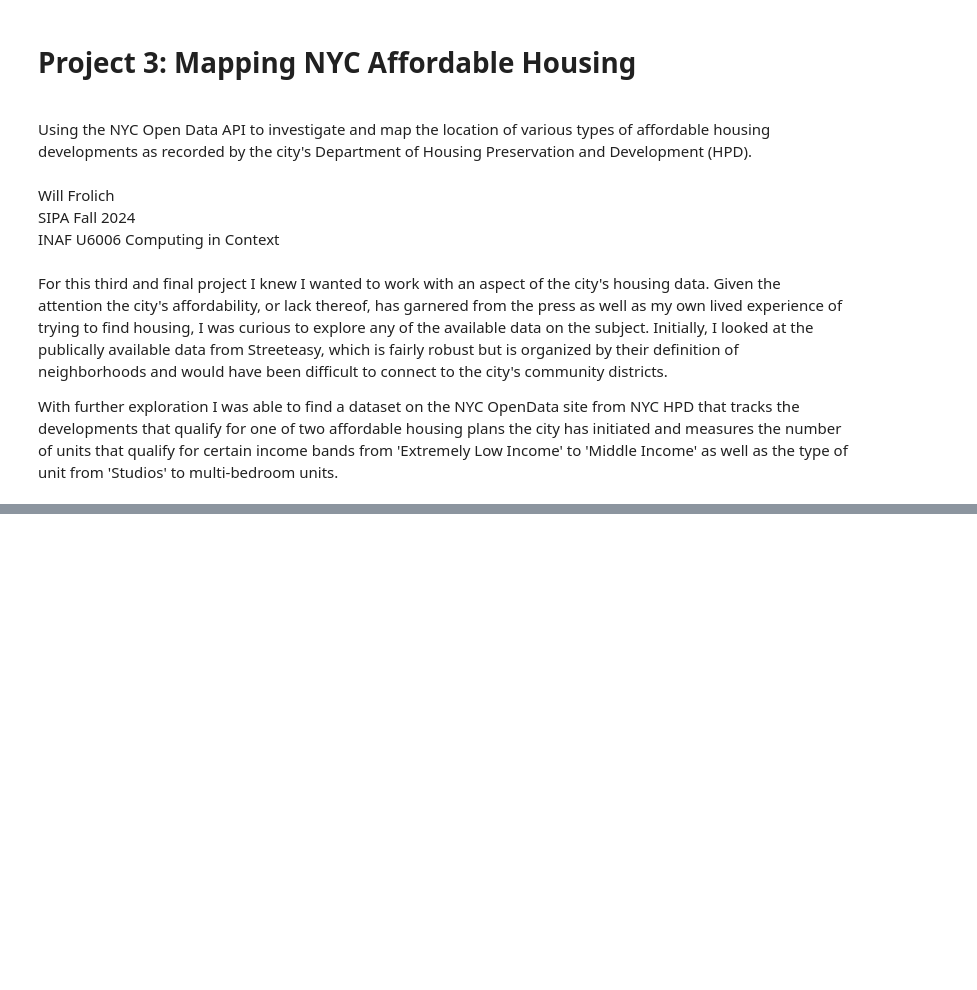
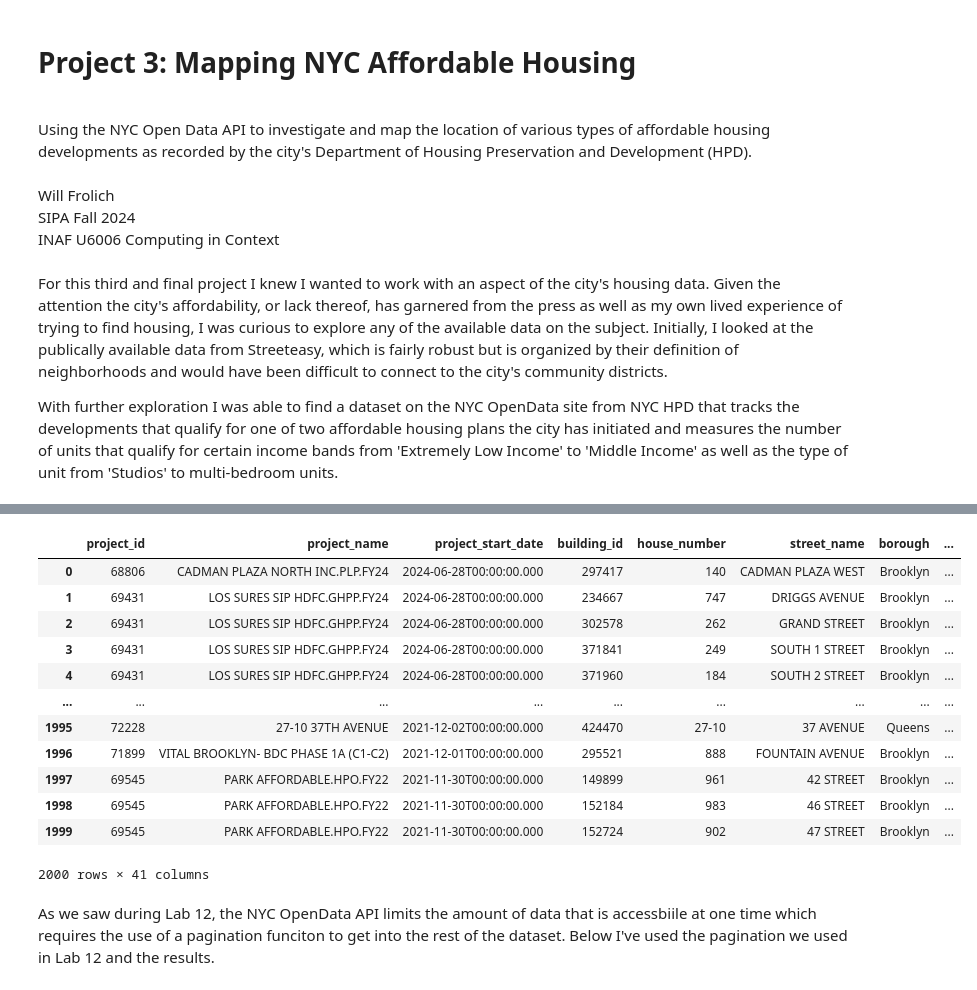
Before and after one commit to WFrolich/vs_code_computing-in-context, a Jupyter notebook: project_3.ipynb, the cells around one changed output, grey strips where cells are left out. Drawn from its saved outputs; the diff is of its cells as text; code cells hidden in the pictures; blank space fills up the shorter version.

Commit message:
updates to project 3

```diff
--- a/project_3.ipynb
+++ b/project_3.ipynb
@@ -26,0 +29,26 @@ pio.renderers.default = "vscode+jupyterlab+notebook_connected"
+# %%
+#!/usr/bin/env python
+
+# make sure to install these packages before running:
+# pip install pandas
+# pip install sodapy
+import plotly.express as px
+import pandas as pd
+from sodapy import Socrata
+
+# Unauthenticated client only works with public data sets. Note 'None'
+# in place of application token, and no username or password:
+client = Socrata("data.cityofnewyork.us", None)
+
+# Example authenticated client (needed for non-public datasets):
+# client = Socrata(data.cityofnewyork.us,
+#                  MyAppToken,
+#                  username="user@example.com",
+#                  password="AFakePassword")
+
+# First 2000 results, returned as JSON from API / converted to Python list of
+# dictionaries by sodapy.
+results = client.get("hg8x-zxpr", limit=2000)
+
+# Convert to pandas DataFrame
+results_df = pd.DataFrame.from_records(results)
@@ -26,0 +57,18 @@ pio.renderers.default = "vscode+jupyterlab+notebook_connected"
+# %%
+results_df
+# %% [output]
+|  | project_id | project_name | project_start_date | building_id | house_number | street_name | borough | ... |
+| 0 | 68806 | CADMAN PLAZA NORTH INC.PLP.FY24 | 2024-06-28T00:00:00.000 | 297417 | 140 | CADMAN PLAZA WEST | Brooklyn | ... |
+| 1 | 69431 | LOS SURES SIP HDFC.GHPP.FY24 | 2024-06-28T00:00:00.000 | 234667 | 747 | DRIGGS AVENUE | Brooklyn | ... |
+| 2 | 69431 | LOS SURES SIP HDFC.GHPP.FY24 | 2024-06-28T00:00:00.000 | 302578 | 262 | GRAND STREET | Brooklyn | ... |
+| 3 | 69431 | LOS SURES SIP HDFC.GHPP.FY24 | 2024-06-28T00:00:00.000 | 371841 | 249 | SOUTH 1 STREET | Brooklyn | ... |
+| 4 | 69431 | LOS SURES SIP HDFC.GHPP.FY24 | 2024-06-28T00:00:00.000 | 371960 | 184 | SOUTH 2 STREET | Brooklyn | ... |
+| ... | ... | ... | ... | ... | ... | ... | ... | ... |
+| 1995 | 72228 | 27-10 37TH AVENUE | 2021-12-02T00:00:00.000 | 424470 | 27-10 | 37 AVENUE | Queens | ... |
+| 1996 | 71899 | VITAL BROOKLYN- BDC PHASE 1A (C1-C2) | 2021-12-01T00:00:00.000 | 295521 | 888 | FOUNTAIN AVENUE | Brooklyn | ... |
+| 1997 | 69545 | PARK AFFORDABLE.HPO.FY22 | 2021-11-30T00:00:00.000 | 149899 | 961 | 42 STREET | Brooklyn | ... |
+| 1998 | 69545 | PARK AFFORDABLE.HPO.FY22 | 2021-11-30T00:00:00.000 | 152184 | 983 | 46 STREET | Brooklyn | ... |
+| 1999 | 69545 | PARK AFFORDABLE.HPO.FY22 | 2021-11-30T00:00:00.000 | 152724 | 902 | 47 STREET | Brooklyn | ... |
+2000 rows × 41 columns
+# %% [markdown]
+As we saw during Lab 12, the NYC OpenData API limits the amount of data that is accessbiile at one time which requires the use of a pagination funciton to get into the rest of the dataset. Below I've used the pagination we used in Lab 12 and the results.
```
Also changed, not shown: parts of 18 cells of this notebook.
